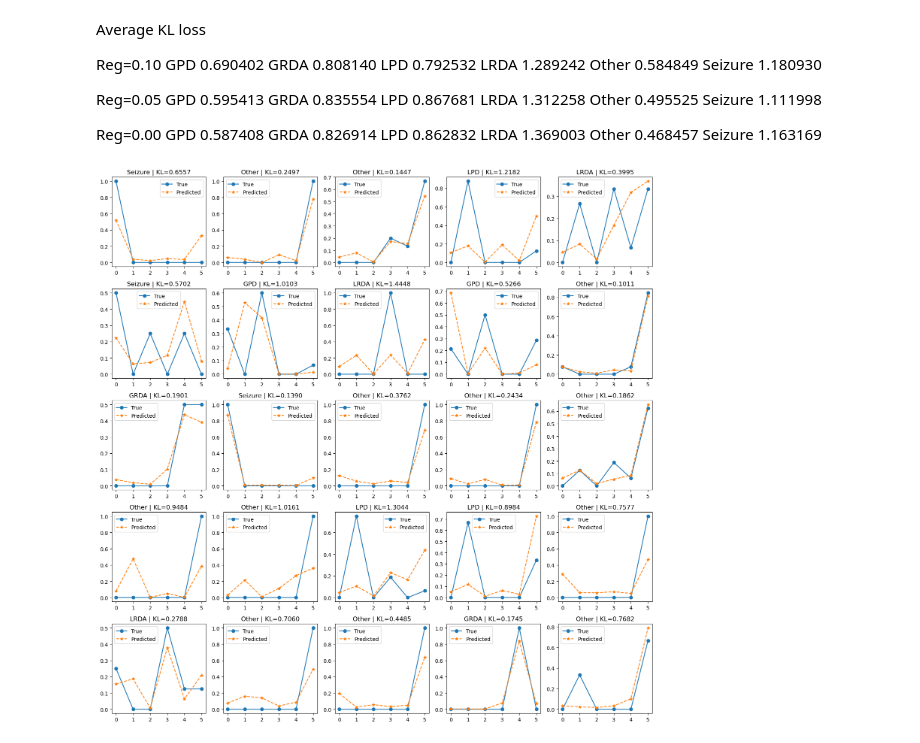
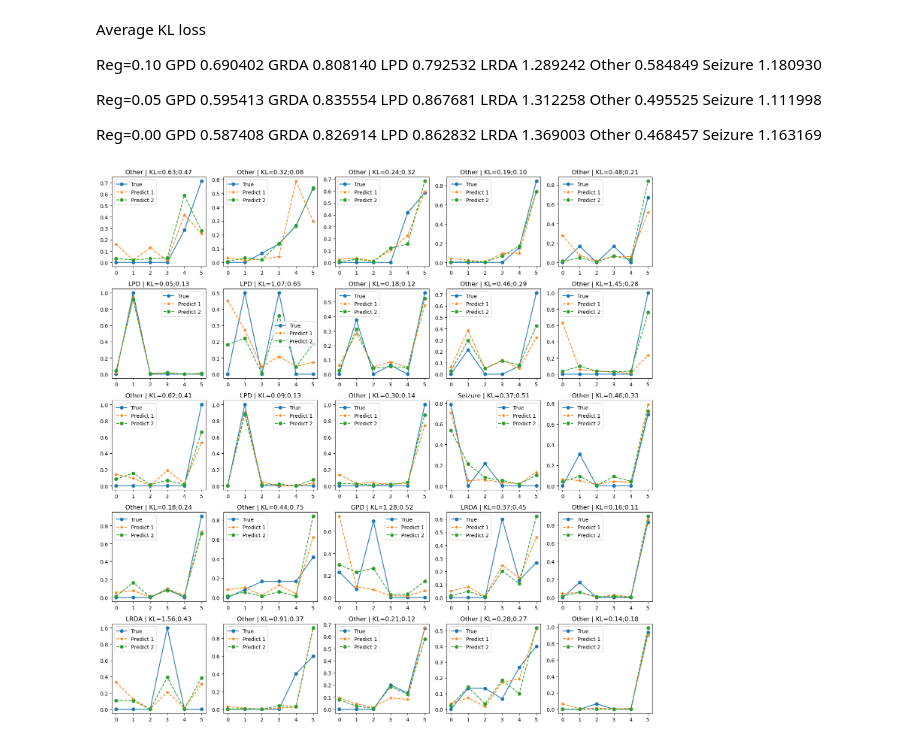
Before and after one commit to AzimuthLI/kaggle_hms, a Jupyter notebook: visualize_oof.ipynb, the cells around one changed output. Saved outputs shown, nothing was run; the diff lists cells and outputs as text; code cells hidden in the pictures.

```diff
--- a/visualize_oof.ipynb
+++ b/visualize_oof.ipynb
@@ -194,20 +194,37 @@ LPD        0.862832
 LRDA       1.369003
 Other      0.468457
 Seizure    1.163169
+# %%
+csv_path = './outputs/ResnetGRU_v2_test/resnet_vstack_cv040/ResnetGRU_v2_test_oof_1.csv'
+print("CSV Path: ", csv_path)
+
+oof_df_1 = analyze_oof(csv_path, select_fold=None)
+
+csv_path = f'./outputs/ResnetGRU_v2_test/resnet_vstack_cv040/ResnetGRU_v2_test_oof_2.csv'
+print("CSV Path: ", csv_path)
+
+oof_df_2 = analyze_oof(csv_path, select_fold=None)
 # %%
+eeg_ids = oof_df_2['eeg_id'].sample(25).values
+
 fig, axes = plt.subplots(5, 5, figsize=(15, 15))
-oof_samples = oof_df.sample(axes.size)
 
 for i, ax in enumerate(axes.flatten()):
-    row = oof_samples.iloc[i]
+    row_1 = oof_df_1[oof_df_1['eeg_id']==eeg_ids[i]].iloc[0]
+    row_2 = oof_df_2[oof_df_2['eeg_id']==eeg_ids[i]].iloc[0]
     x = np.arange(6)
-    ax.plot(x, row[TARGETS].T, marker="o", ls="-", label="True")
-    ax.plot(x, row[TARGETS_PRED].T, marker="*", ls="--", label="Predicted")
-    ax.set_title(f"{row['target']} | KL={row['kl_loss']:.4f}")
+    ax.plot(x, row_1[TARGETS].T, marker="o", ls="-", label="True")
+    ax.plot(x, row_1[TARGETS_PRED].T, marker="*", ls="--", label="Predict 1")
+    ax.plot(x, row_2[TARGETS_PRED].T, marker="o", ls="--", label="Predict 2")
+
+    target_value = row_1['target']
+    kl_1 = row_1['kl_loss']
+    kl_2 = row_2['kl_loss']
+    ax.set_title(f"{target_value} | KL={kl_1:.2f};{kl_2:.2f}")
     ax.legend()
 
 fig.tight_layout()
 fig.savefig(f"./outputs/{csv_path.split('/')[-1].split('.')[0]}_samples.png")
 plt.show()
 # %% [output]
-[figure, old version]
+[figure, new version]
```
Also changed, not shown: parts of 2 cells of this notebook, 5 other files.
